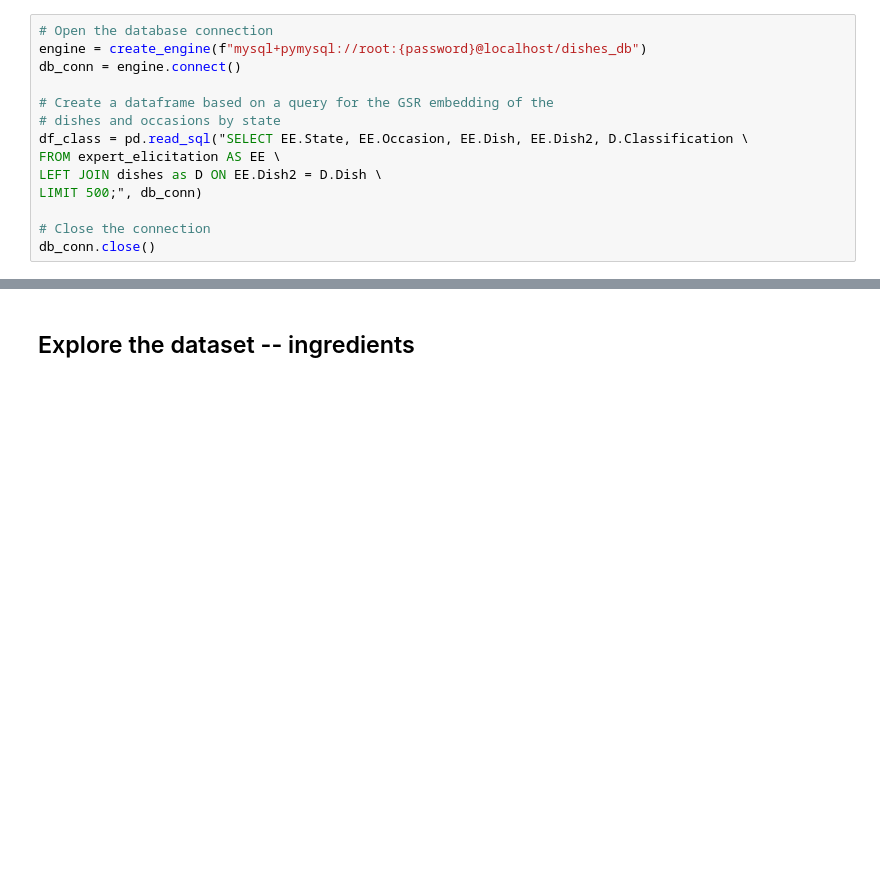
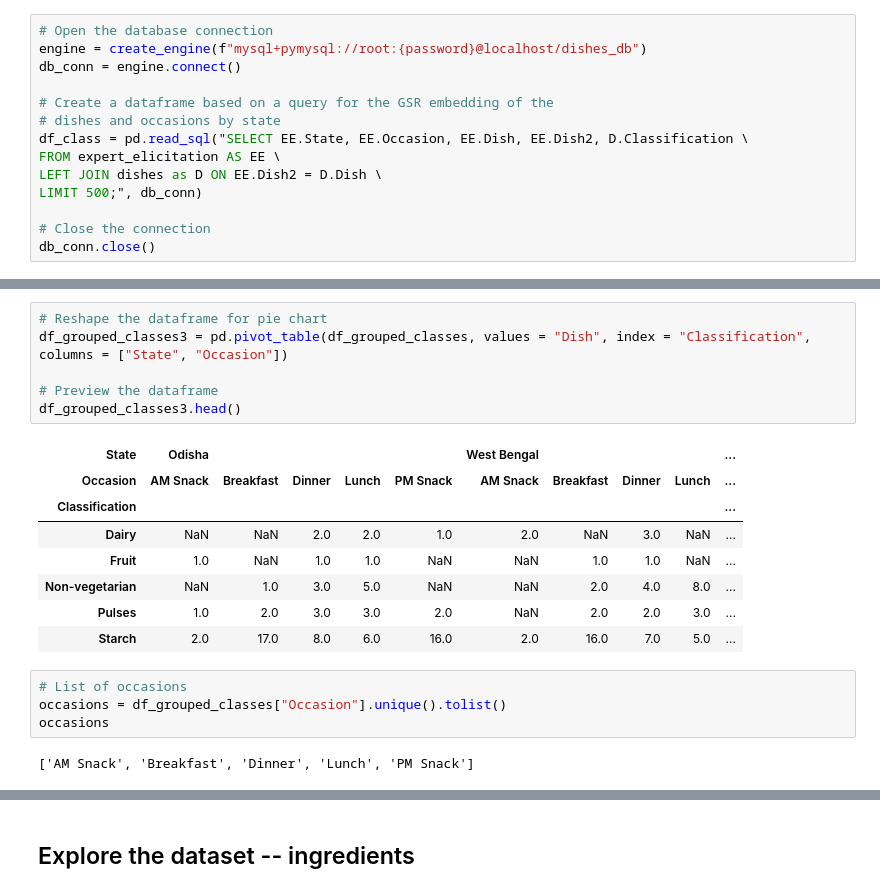
Before and after one commit to rochiecuevas/FoodChoice, a Jupyter notebook: Expert_Elicitation.ipynb, the cells around one changed output, grey strips where cells are left out. Drawn from its saved outputs; the diff is of its cells as text; blank space fills up the shorter version.

```diff
--- a/Expert_Elicitation.ipynb
+++ b/Expert_Elicitation.ipynb
@@ -431,0 +465,21 @@ df_class
+# %%
+# Reshape the dataframe for pie chart
+df_grouped_classes3 = pd.pivot_table(df_grouped_classes, values = "Dish", index = "Classification", columns = ["State", "Occasion"])
+
+# Preview the dataframe
+df_grouped_classes3.head()
+# %% [output]
+| State | Odisha |  |  |  |  | West Bengal |  |  |  | ... |
+| Occasion | AM Snack | Breakfast | Dinner | Lunch | PM Snack | AM Snack | Breakfast | Dinner | Lunch | ... |
+| Classification |  |  |  |  |  |  |  |  |  | ... |
+| Dairy | NaN | NaN | 2.0 | 2.0 | 1.0 | 2.0 | NaN | 3.0 | NaN | ... |
+| Fruit | 1.0 | NaN | 1.0 | 1.0 | NaN | NaN | 1.0 | 1.0 | NaN | ... |
+| Non-vegetarian | NaN | 1.0 | 3.0 | 5.0 | NaN | NaN | 2.0 | 4.0 | 8.0 | ... |
+| Pulses | 1.0 | 2.0 | 3.0 | 3.0 | 2.0 | NaN | 2.0 | 2.0 | 3.0 | ... |
+| Starch | 2.0 | 17.0 | 8.0 | 6.0 | 16.0 | 2.0 | 16.0 | 7.0 | 5.0 | ... |
+# %%
+# List of occasions
+occasions = df_grouped_classes["Occasion"].unique().tolist()
+occasions
+# %% [output]
+['AM Snack', 'Breakfast', 'Dinner', 'Lunch', 'PM Snack']
```
Also changed, not shown: parts of 6 cells of this notebook.
